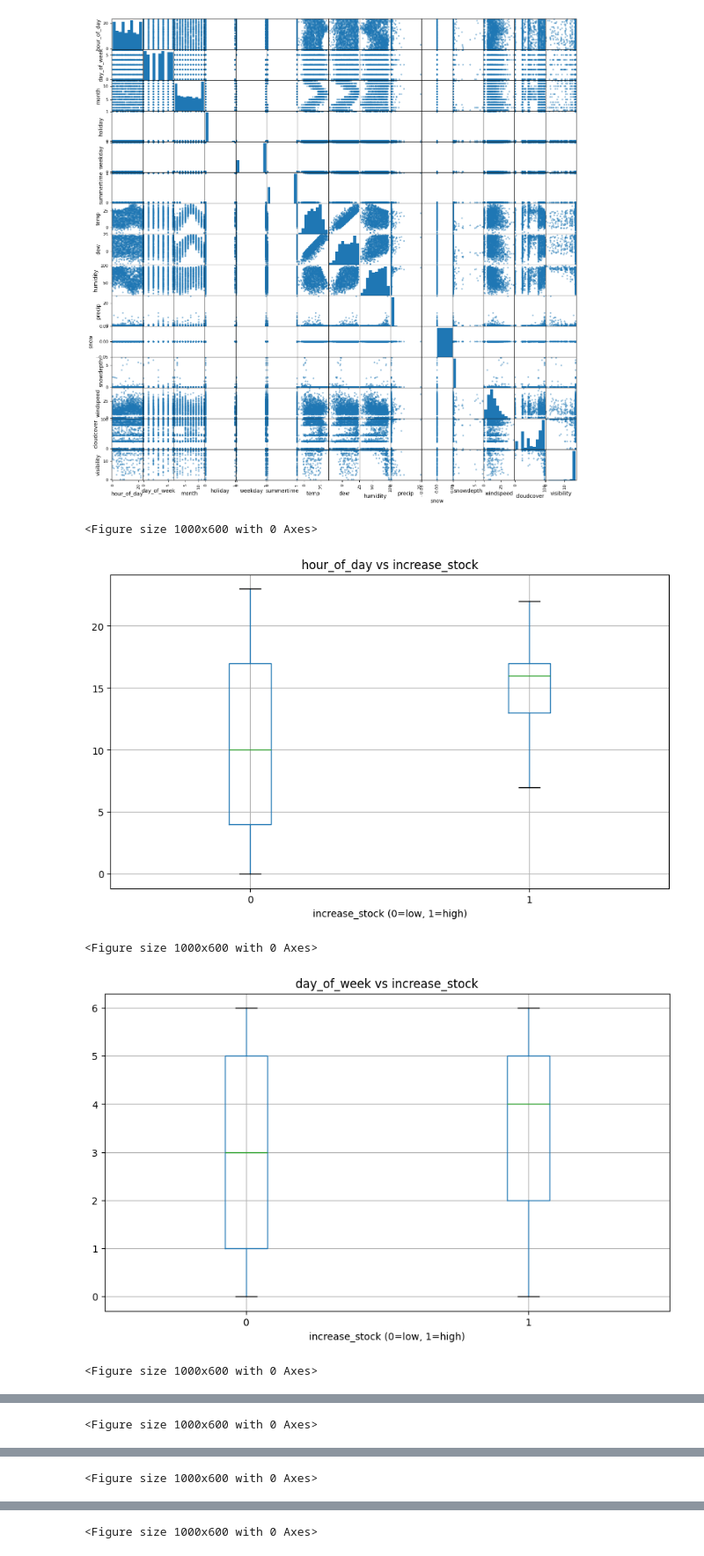
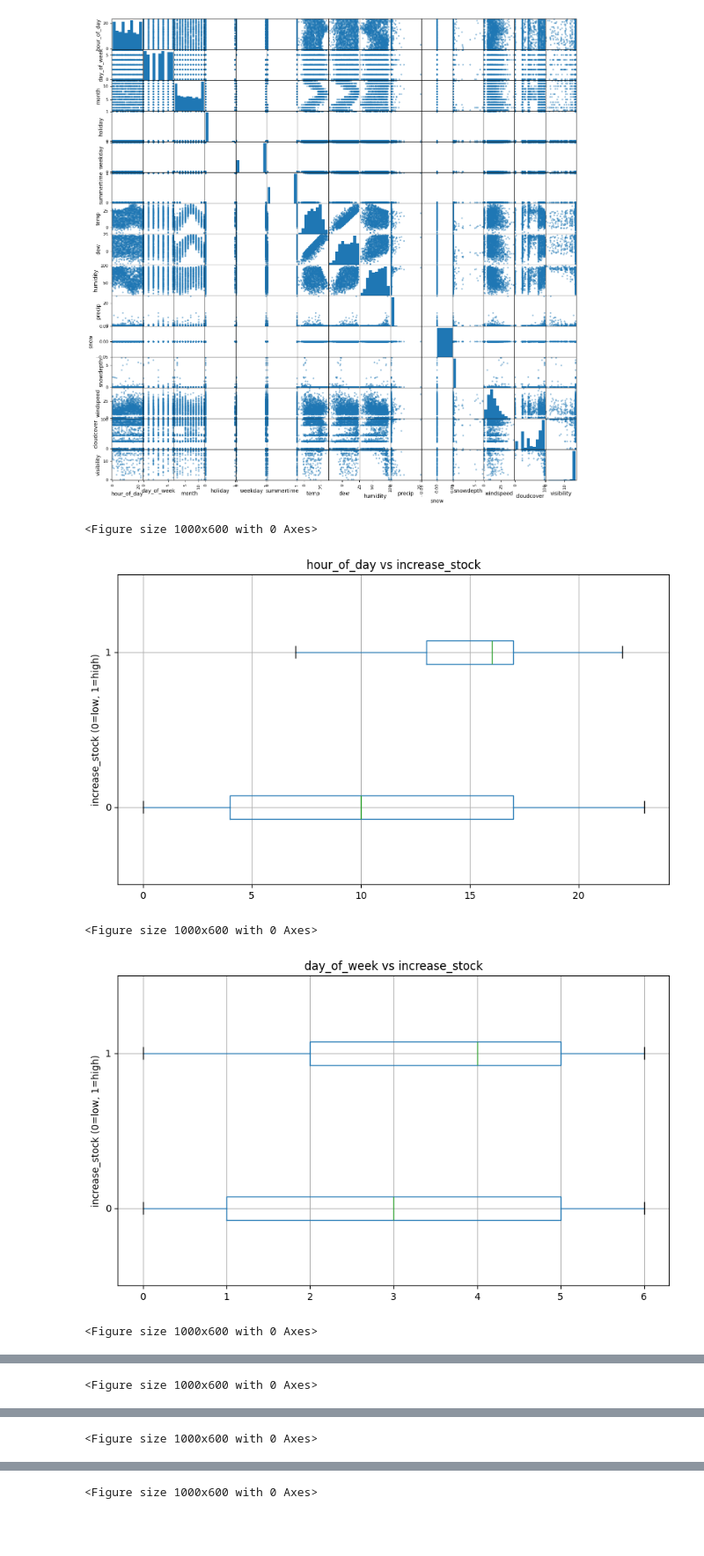
Before and after one commit to HenrikPont/smaskprojekt, a Jupyter notebook: logreg.ipynb, the cells around one changed output, grey strips where cells are left out. Shown at 88% size. Saved outputs shown, nothing was run; the diff lists cells and outputs as text; code cells hidden in the pictures; blank space fills up the shorter version.

Commit message:
flippat plots

```diff
--- a/logreg.ipynb
+++ b/logreg.ipynb
@@ -42,22 +42,22 @@ array([[<Axes: xlabel='hour_of_day', ylabel='hour_of_day'>,
 # %%
 # Convert target to numeric
 bikes["increase_stock_num"] = bikes["increase_stock"].map({
     "low_bike_demand": 0,
     "high_bike_demand": 1
 })
 
 features = bikes.drop(columns=["increase_stock", "increase_stock_num"]).columns
 
 for col in features:
     plt.figure()
-    bikes.boxplot(column=col, by="increase_stock_num")
+    bikes.boxplot(column=col, by="increase_stock_num", vert=False)
     plt.title(f"{col} vs increase_stock")
     plt.suptitle("")   # removes automatic pandas title
-    plt.xlabel("increase_stock (0=low, 1=high)")
+    plt.ylabel("increase_stock (0=low, 1=high)")
     plt.show()
 # %% [output]
 <Figure size 1000x600 with 0 Axes>
-[figure, old version]
+[figure, new version]
 <Figure size 1000x600 with 0 Axes>
-[figure, old version]
+[figure, new version]
 <Figure size 1000x600 with 0 Axes>
```
Also changed, not shown: parts of 2 cells of this notebook.
